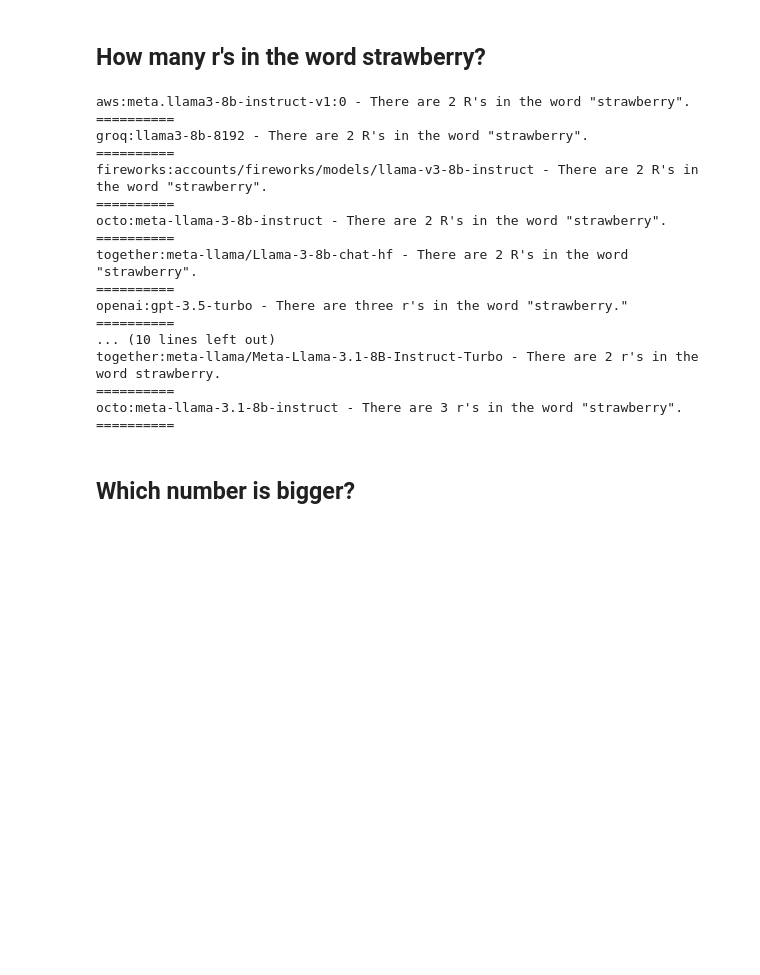
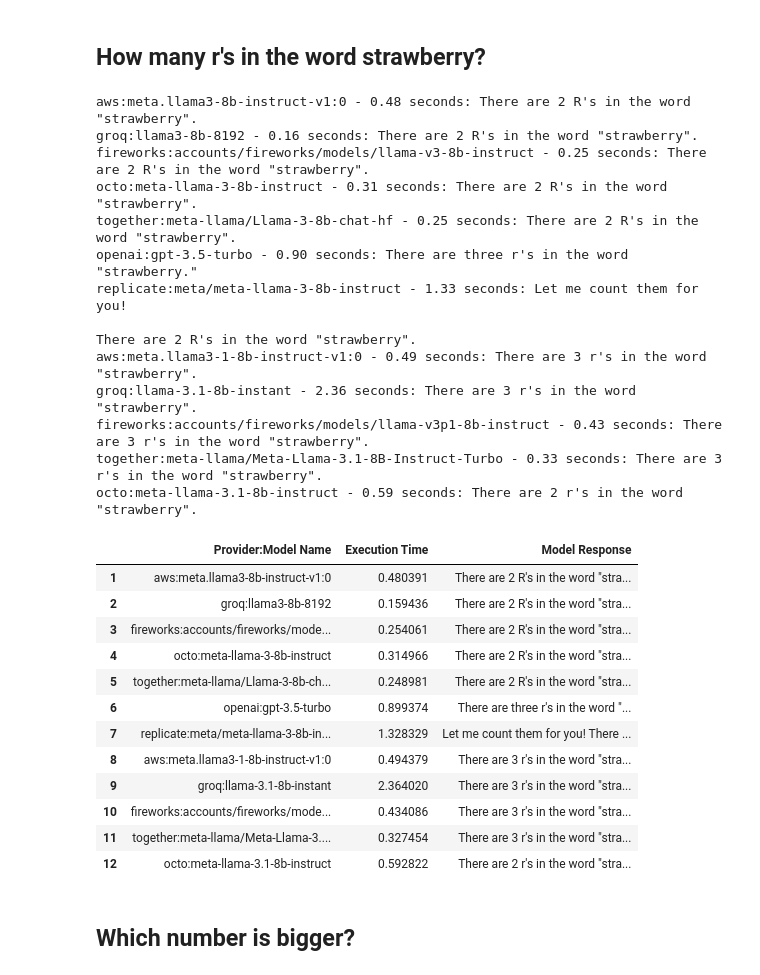
Before and after one commit to web11-ateves/aisuite, a Jupyter notebook: examples/llm_reasoning.ipynb, the cells around one changed output. Drawn from its saved outputs; the diff is of its cells as text; code cells hidden in the pictures; blank space fills up the shorter version.

```diff
--- a/examples/llm_reasoning.ipynb
+++ b/examples/llm_reasoning.ipynb
@@ -116,25 +166,39 @@ octo:meta-llama-3.1-8b-instruct - I don't have information on Mary Lee Pfeiffer'
 messages = [
     {"role": "user", "content": "How many r's in the word strawberry?"},
 ]
-compare_llm(messages)
+
+responses, execution_times = compare_llm(messages)
 # %% [output]
-aws:meta.llama3-8b-instruct-v1:0 - There are 2 R's in the word "strawberry".
-==========
-groq:llama3-8b-8192 - There are 2 R's in the word "strawberry".
-==========
-fireworks:accounts/fireworks/models/llama-v3-8b-instruct - There are 2 R's in the word "strawberry".
-==========
-octo:meta-llama-3-8b-instruct - There are 2 R's in the word "strawberry".
-==========
-together:meta-llama/Llama-3-8b-chat-hf - There are 2 R's in the word "strawberry".
-==========
-openai:gpt-3.5-turbo - There are three r's in the word "strawberry."
-==========
-... (10 lines left out)
-together:meta-llama/Meta-Llama-3.1-8B-Instruct-Turbo - There are 2 r's in the word strawberry.
-==========
-octo:meta-llama-3.1-8b-instruct - There are 3 r's in the word "strawberry".
-==========
+aws:meta.llama3-8b-instruct-v1:0 - 0.48 seconds: There are 2 R's in the word "strawberry".
+groq:llama3-8b-8192 - 0.16 seconds: There are 2 R's in the word "strawberry".
+fireworks:accounts/fireworks/models/llama-v3-8b-instruct - 0.25 seconds: There are 2 R's in the word "strawberry".
+octo:meta-llama-3-8b-instruct - 0.31 seconds: There are 2 R's in the word "strawberry".
+together:meta-llama/Llama-3-8b-chat-hf - 0.25 seconds: There are 2 R's in the word "strawberry".
+openai:gpt-3.5-turbo - 0.90 seconds: There are three r's in the word "strawberry."
+replicate:meta/meta-llama-3-8b-instruct - 1.33 seconds: Let me count them for you!
+
+There are 2 R's in the word "strawberry".
+aws:meta.llama3-1-8b-instruct-v1:0 - 0.49 seconds: There are 3 r's in the word "strawberry".
+groq:llama-3.1-8b-instant - 2.36 seconds: There are 3 r's in the word "strawberry".
+fireworks:accounts/fireworks/models/llama-v3p1-8b-instruct - 0.43 seconds: There are 3 r's in the word "strawberry".
+together:meta-llama/Meta-Llama-3.1-8B-Instruct-Turbo - 0.33 seconds: There are 3 r's in the word "strawberry".
+octo:meta-llama-3.1-8b-instruct - 0.59 seconds: There are 2 r's in the word "strawberry".
+# %%
+display(llms, execution_times, responses)
+# %% [output]
+|  | Provider:Model Name | Execution Time | Model Response |
+| 1 | aws:meta.llama3-8b-instruct-v1:0 | 0.480391 | There are 2 R's in the word "stra... |
+| 2 | groq:llama3-8b-8192 | 0.159436 | There are 2 R's in the word "stra... |
+| 3 | fireworks:accounts/fireworks/mode... | 0.254061 | There are 2 R's in the word "stra... |
+| 4 | octo:meta-llama-3-8b-instruct | 0.314966 | There are 2 R's in the word "stra... |
+| 5 | together:meta-llama/Llama-3-8b-ch... | 0.248981 | There are 2 R's in the word "stra... |
+| 6 | openai:gpt-3.5-turbo | 0.899374 | There are three r's in the word "... |
+| 7 | replicate:meta/meta-llama-3-8b-in... | 1.328329 | Let me count them for you! There ... |
+| 8 | aws:meta.llama3-1-8b-instruct-v1:0 | 0.494379 | There are 3 r's in the word "stra... |
+| 9 | groq:llama-3.1-8b-instant | 2.364020 | There are 3 r's in the word "stra... |
+| 10 | fireworks:accounts/fireworks/mode... | 0.434086 | There are 3 r's in the word "stra... |
+| 11 | together:meta-llama/Meta-Llama-3.... | 0.327454 | There are 3 r's in the word "stra... |
+| 12 | octo:meta-llama-3.1-8b-instruct | 0.592822 | There are 2 r's in the word "stra... |
 # %% [markdown]
 ## Which number is bigger?
 # %%
```
Also changed, not shown: parts of 12 cells of this notebook.
